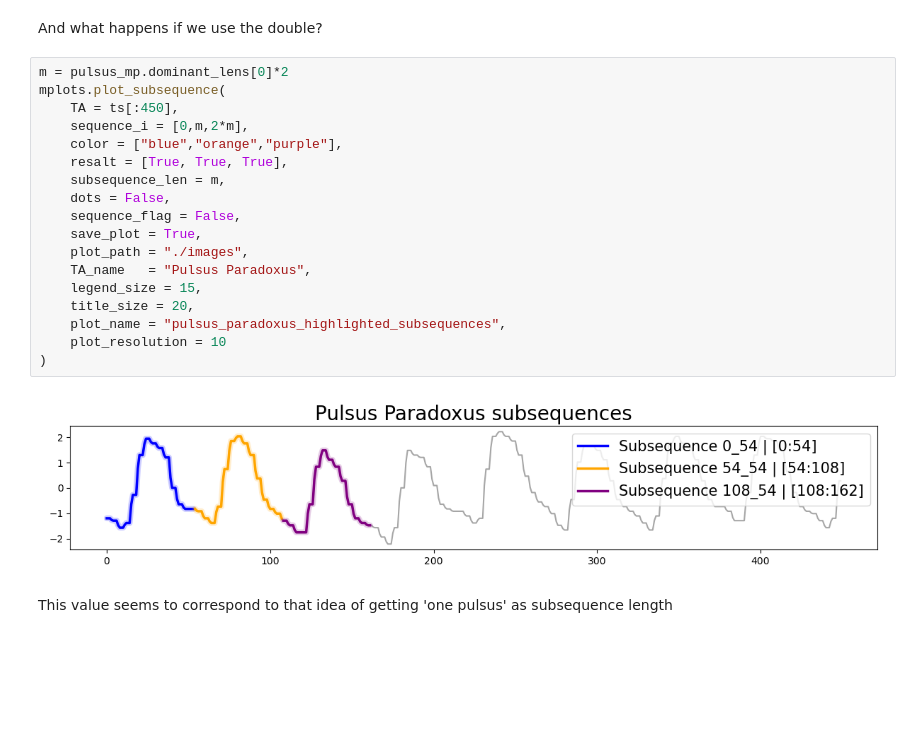
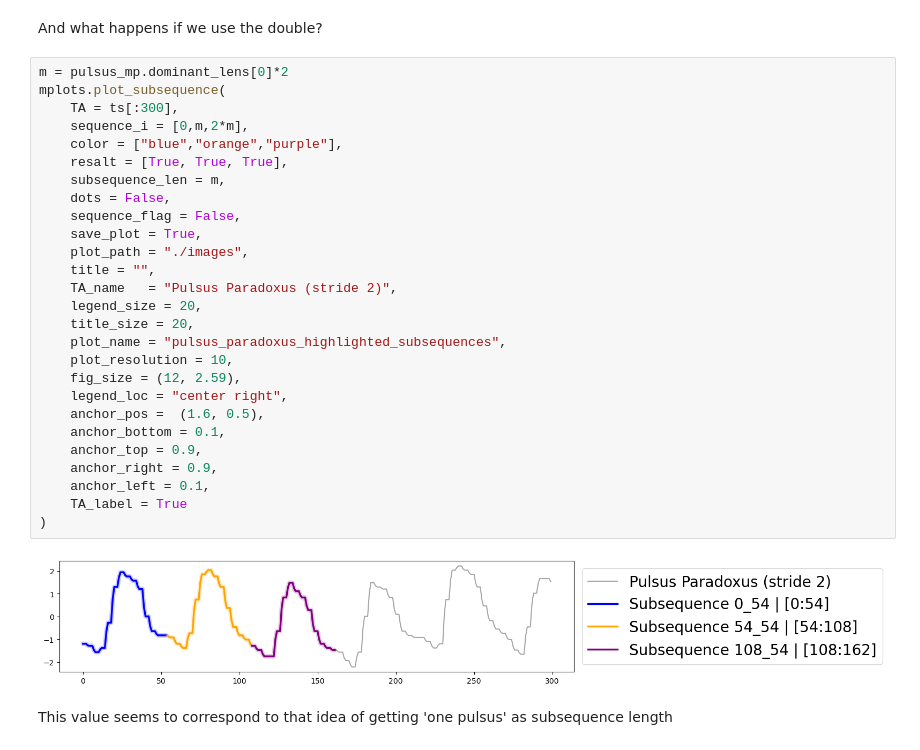
Before and after one commit to vrodriguezf/deepvats, a Jupyter notebook: nbs_pipeline/_MPlot_PulsusParadoxus.ipynb, the cells around one changed output. Cells and saved outputs as stored; diff of their text form; blank space fills up the shorter version.

```diff
--- a/nbs_pipeline/_MPlot_PulsusParadoxus.ipynb
+++ b/nbs_pipeline/_MPlot_PulsusParadoxus.ipynb
@@ -423,23 +423,32 @@ And what happens if we use the double?
 # %%
 m = pulsus_mp.dominant_lens[0]*2
 mplots.plot_subsequence(
-    TA = ts[:450],
+    TA = ts[:300],
     sequence_i = [0,m,2*m],
     color = ["blue","orange","purple"],
     resalt = [True, True, True],
     subsequence_len = m,
     dots = False,
     sequence_flag = False,
     save_plot = True,
     plot_path = "./images",
-    TA_name   = "Pulsus Paradoxus",
-    legend_size = 15,
+    title = "",
+    TA_name   = "Pulsus Paradoxus (stride 2)",
+    legend_size = 20,
     title_size = 20,
     plot_name = "pulsus_paradoxus_highlighted_subsequences",
-    plot_resolution = 10
+    plot_resolution = 10,
+    fig_size = (12, 2.59),
+    legend_loc = "center right",
+    anchor_pos =  (1.6, 0.5),
+    anchor_bottom = 0.1,
+    anchor_top = 0.9,
+    anchor_right = 0.9,
+    anchor_left = 0.1,
+    TA_label = True
 )
 # %% [output]
-[figure, old version]
+[figure, new version]
 # %% [markdown]
 This value seems to correspond to that idea of getting 'one pulsus' as subsequence length
 # %% [markdown]
```
Also changed, not shown: parts of 21 cells of this notebook, 21 other files.
